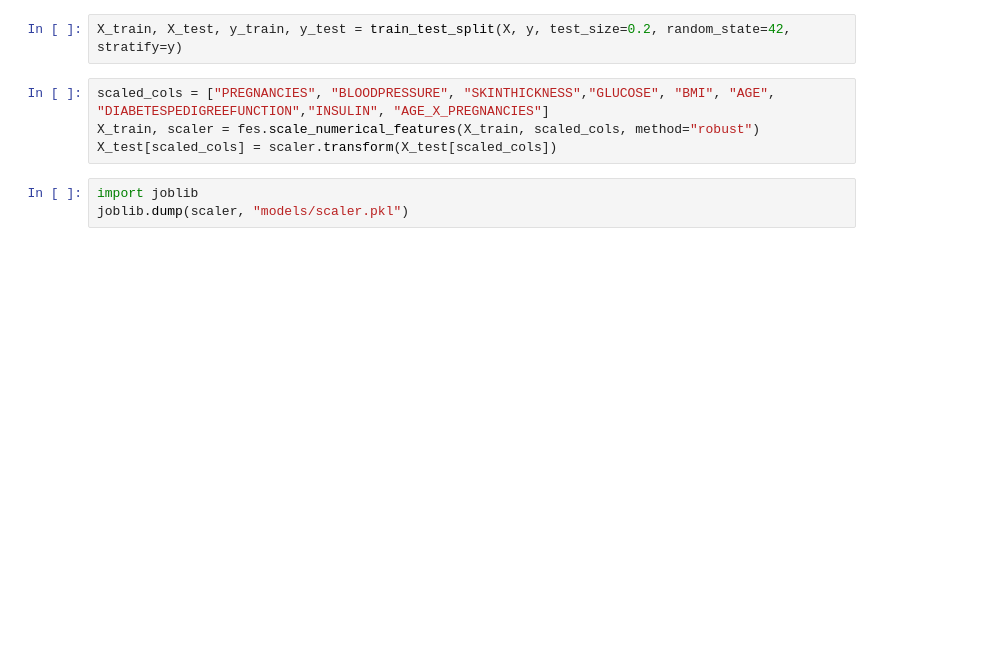
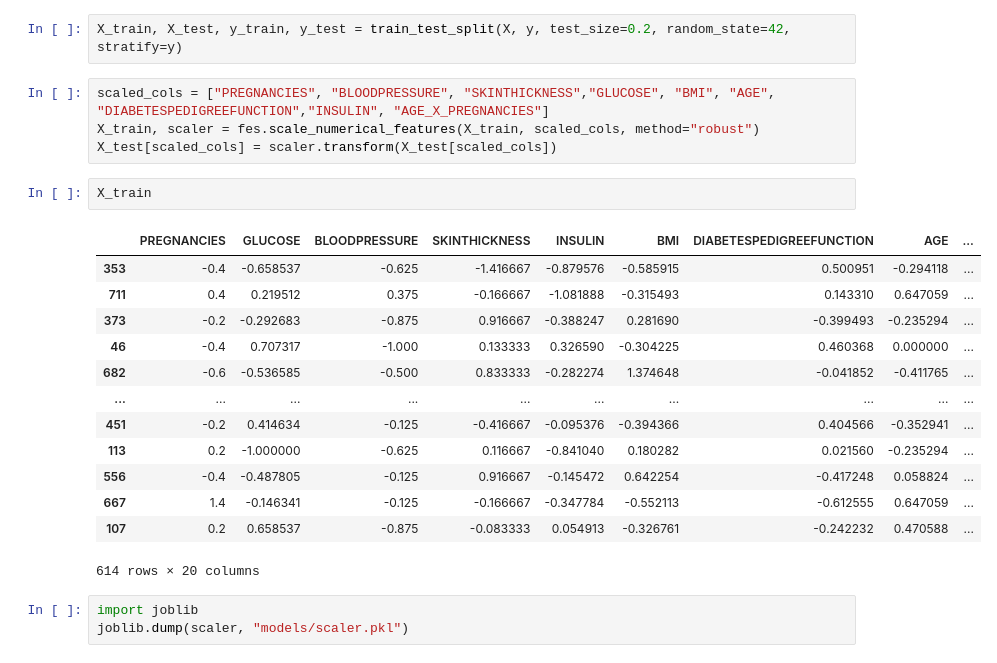
Before and after one commit to omeruncu/Diabetes-Detector, a Jupyter notebook: notebooks/01_eda.ipynb, the cells around one changed output. Cells and saved outputs as stored; diff of their text form; blank space fills up the shorter version.

```diff
--- a/notebooks/01_eda.ipynb
+++ b/notebooks/01_eda.ipynb
@@ -901,6 +917,22 @@ X_train, X_test, y_train, y_test = train_test_split(X, y, test_size=0.2, random_
 scaled_cols = ["PREGNANCIES", "BLOODPRESSURE", "SKINTHICKNESS","GLUCOSE", "BMI", "AGE", "DIABETESPEDIGREEFUNCTION","INSULIN", "AGE_X_PREGNANCIES"]
 X_train, scaler = fes.scale_numerical_features(X_train, scaled_cols, method="robust")
 X_test[scaled_cols] = scaler.transform(X_test[scaled_cols])
+# %%
+X_train
+# %% [output]
+|  | PREGNANCIES | GLUCOSE | BLOODPRESSURE | SKINTHICKNESS | INSULIN | BMI | DIABETESPEDIGREEFUNCTION | AGE | ... |
+| 353 | -0.4 | -0.658537 | -0.625 | -1.416667 | -0.879576 | -0.585915 | 0.500951 | -0.294118 | ... |
+| 711 | 0.4 | 0.219512 | 0.375 | -0.166667 | -1.081888 | -0.315493 | 0.143310 | 0.647059 | ... |
+| 373 | -0.2 | -0.292683 | -0.875 | 0.916667 | -0.388247 | 0.281690 | -0.399493 | -0.235294 | ... |
+| 46 | -0.4 | 0.707317 | -1.000 | 0.133333 | 0.326590 | -0.304225 | 0.460368 | 0.000000 | ... |
+| 682 | -0.6 | -0.536585 | -0.500 | 0.833333 | -0.282274 | 1.374648 | -0.041852 | -0.411765 | ... |
+| ... | ... | ... | ... | ... | ... | ... | ... | ... | ... |
+| 451 | -0.2 | 0.414634 | -0.125 | -0.416667 | -0.095376 | -0.394366 | 0.404566 | -0.352941 | ... |
+| 113 | 0.2 | -1.000000 | -0.625 | 0.116667 | -0.841040 | 0.180282 | 0.021560 | -0.235294 | ... |
+| 556 | -0.4 | -0.487805 | -0.125 | 0.916667 | -0.145472 | 0.642254 | -0.417248 | 0.058824 | ... |
+| 667 | 1.4 | -0.146341 | -0.125 | -0.166667 | -0.347784 | -0.552113 | -0.612555 | 0.647059 | ... |
+| 107 | 0.2 | 0.658537 | -0.875 | -0.083333 | 0.054913 | -0.326761 | -0.242232 | 0.470588 | ... |
+614 rows × 20 columns
 # %%
 import joblib
 joblib.dump(scaler, "models/scaler.pkl")
```
Also changed, not shown: parts of 5 cells of this notebook.
